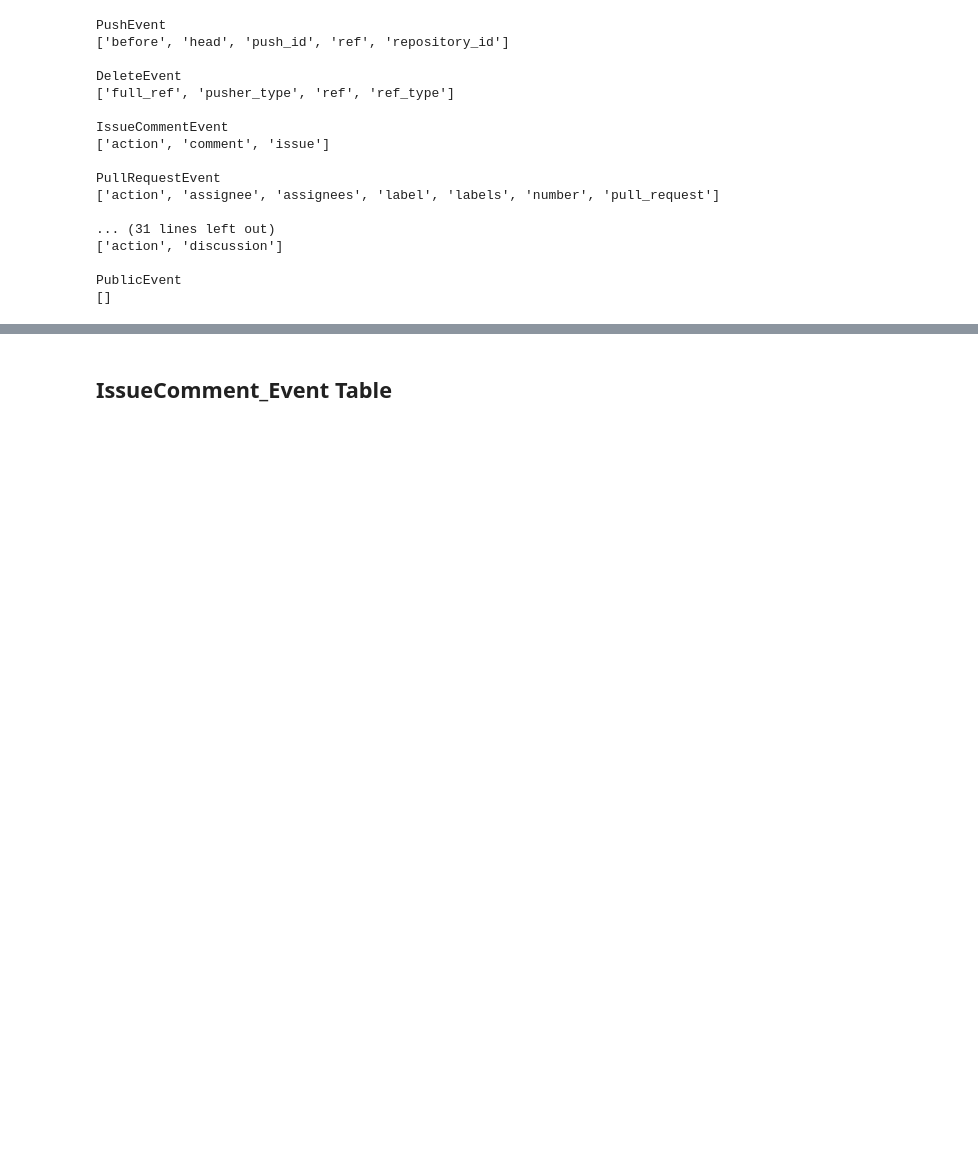
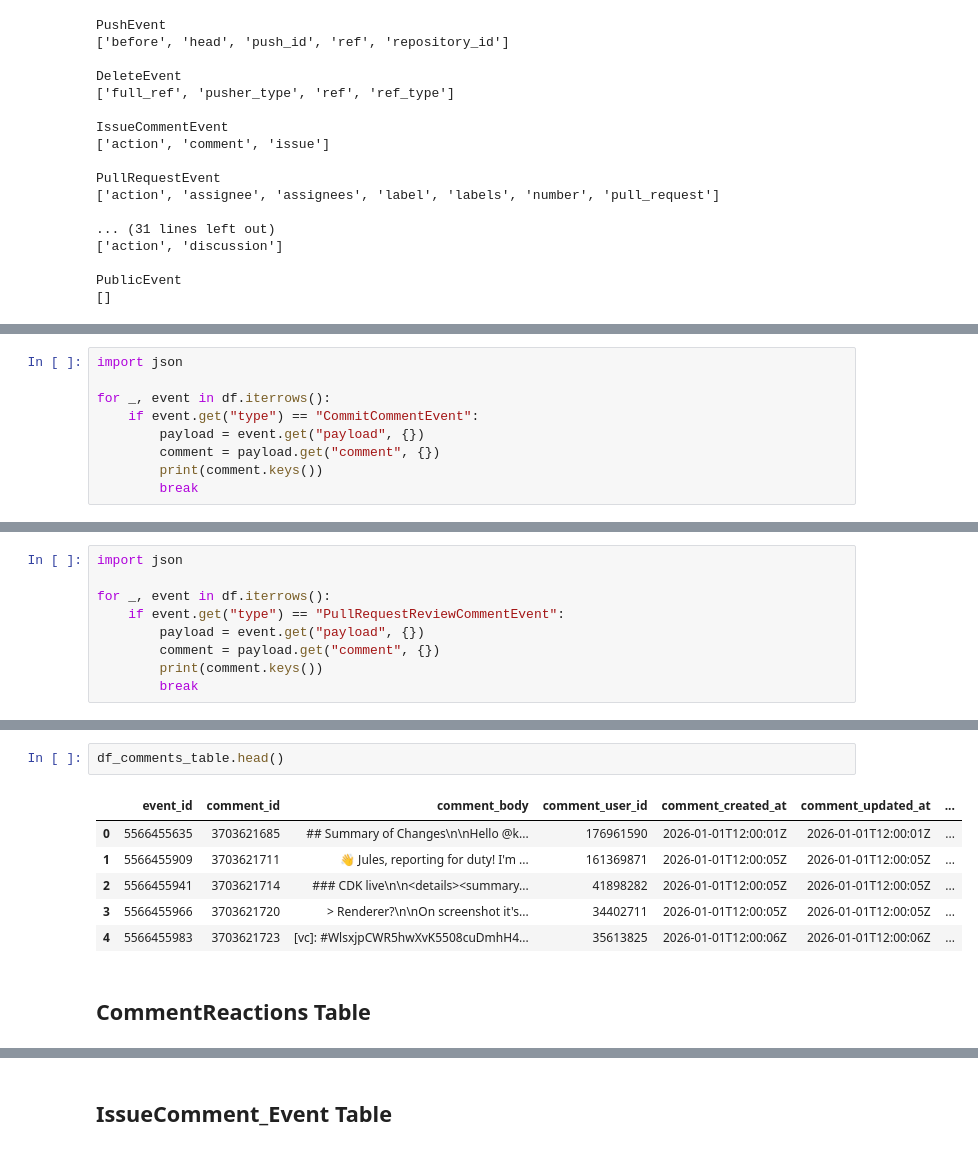
Before and after one commit to ShreyaCtrl/gharchive-data-platform, a Jupyter notebook: data-analysis.ipynb, the cells around one changed output, grey strips where cells are left out. Cells and saved outputs as stored; diff of their text form; blank space fills up the shorter version.

Commit message:
Working on comments

```diff
--- a/data-analysis.ipynb
+++ b/data-analysis.ipynb
@@ -1531,0 +1547,9 @@ PublicEvent
+# %%
+import json
+
+for _, event in df.iterrows():
+    if event.get("type") == "CommitCommentEvent":
+        payload = event.get("payload", {})
+        comment = payload.get("comment", {})
+        print(comment.keys())
+        break
@@ -1531,0 +1558,9 @@ PublicEvent
+# %%
+import json
+
+for _, event in df.iterrows():
+    if event.get("type") == "PullRequestReviewCommentEvent":
+        payload = event.get("payload", {})
+        comment = payload.get("comment", {})
+        print(comment.keys())
+        break
@@ -1531,0 +1674,11 @@ PublicEvent
+# %%
+df_comments_table.head()
+# %% [output]
+|  | event_id | comment_id | comment_body | comment_user_id | comment_created_at | comment_updated_at | ... |
+| 0 | 5566455635 | 3703621685 | ## Summary of Changes\n\nHello @k... | 176961590 | 2026-01-01T12:00:01Z | 2026-01-01T12:00:01Z | ... |
+| 1 | 5566455909 | 3703621711 | 👋 Jules, reporting for duty! I'm ... | 161369871 | 2026-01-01T12:00:05Z | 2026-01-01T12:00:05Z | ... |
+| 2 | 5566455941 | 3703621714 | ### CDK live\n\n<details><summary... | 41898282 | 2026-01-01T12:00:05Z | 2026-01-01T12:00:05Z | ... |
+| 3 | 5566455966 | 3703621720 | > Renderer?\n\nOn screenshot it's... | 34402711 | 2026-01-01T12:00:05Z | 2026-01-01T12:00:05Z | ... |
+| 4 | 5566455983 | 3703621723 | [vc]: #WlsxjpCWR5hwXvK5508cuDmhH4... | 35613825 | 2026-01-01T12:00:06Z | 2026-01-01T12:00:06Z | ... |
+# %% [markdown]
+## CommentReactions Table
```
Also changed, not shown: parts of 47 cells of this notebook.
